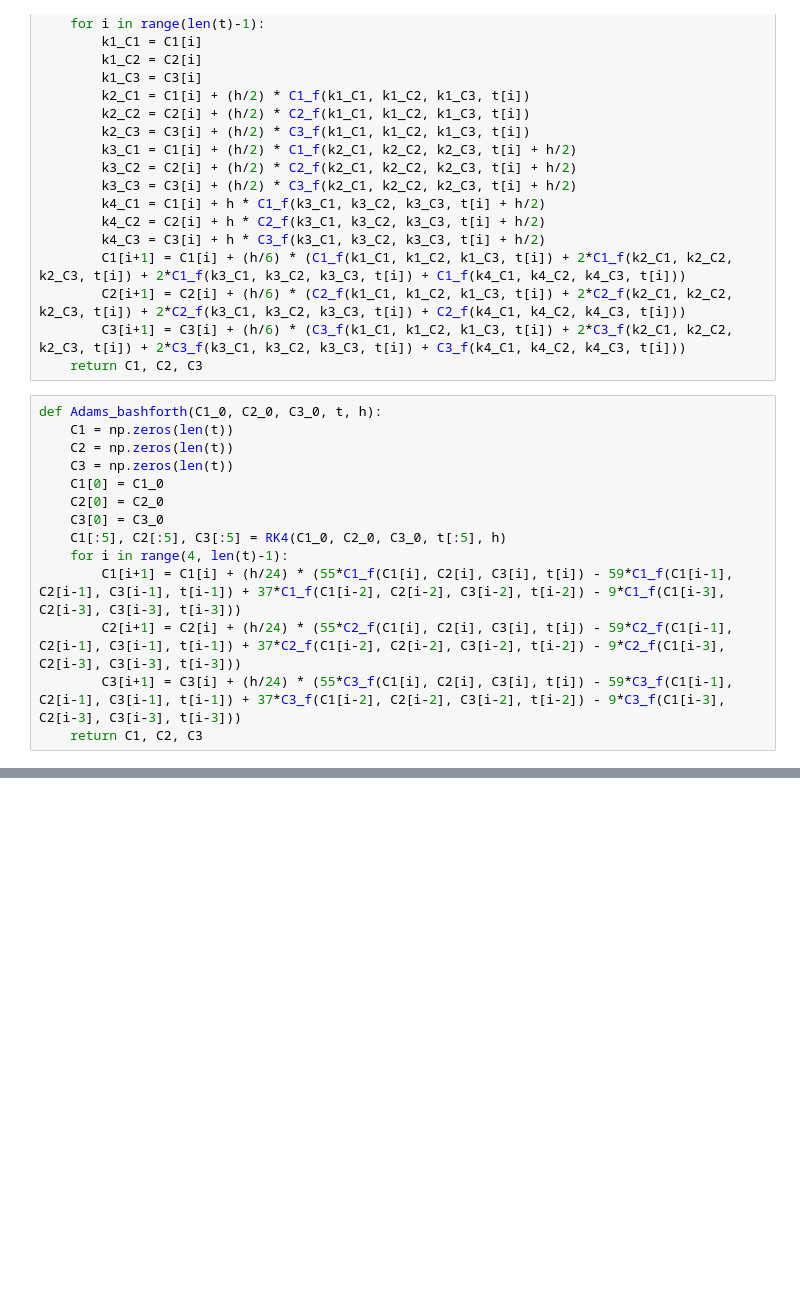
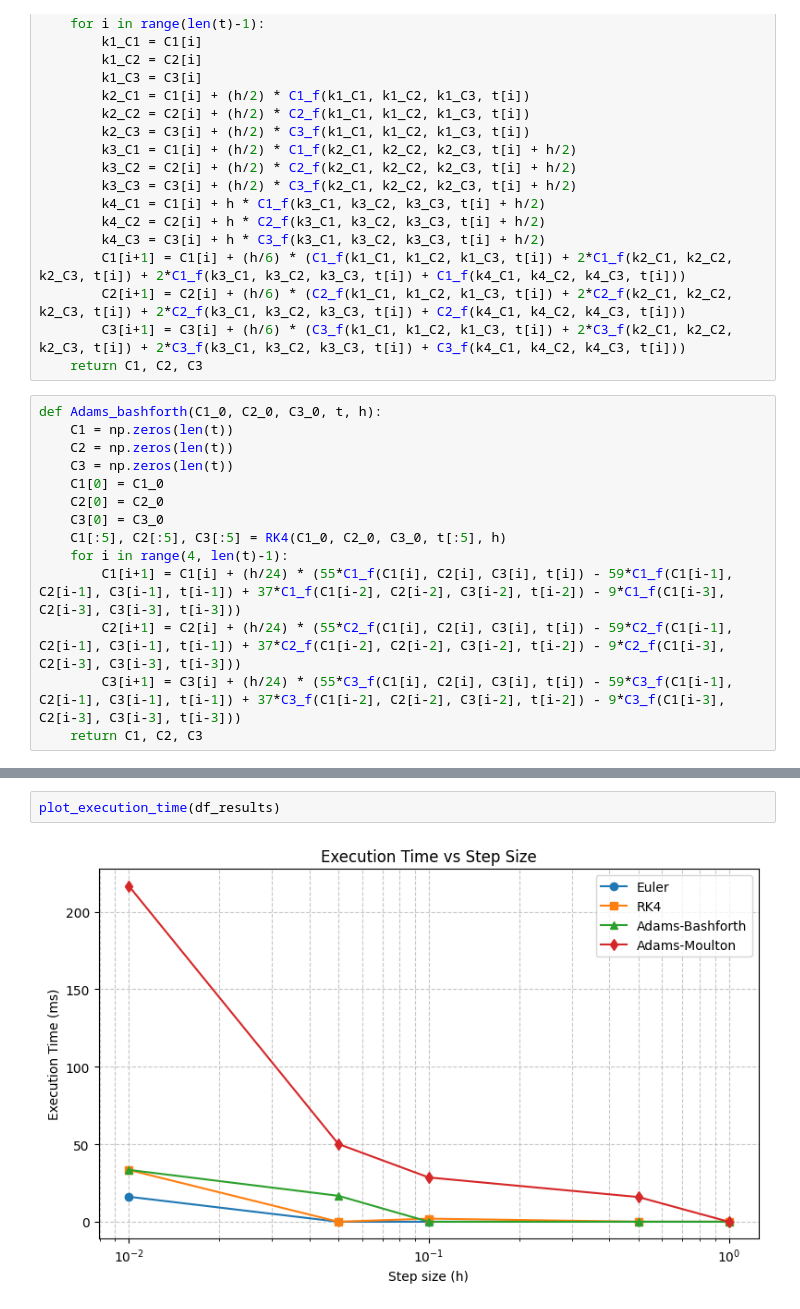
Before and after one commit to Lucas-Henriquee/Numerical_Analysis, a Jupyter notebook: Project1_ODE_Solver/ode_solver.ipynb, the cells around one changed output, grey strips where cells are left out. Saved outputs shown, nothing was run; the diff lists cells and outputs as text; blank space fills up the shorter version.

```diff
--- a/Project1_ODE_Solver/ode_solver.ipynb
+++ b/Project1_ODE_Solver/ode_solver.ipynb
@@ -176,0 +401,4 @@ plt.show()
+# %%
+plot_execution_time(df_results)
+# %% [output]
+[figure, added]
```
Also changed, not shown: parts of 16 cells of this notebook.
